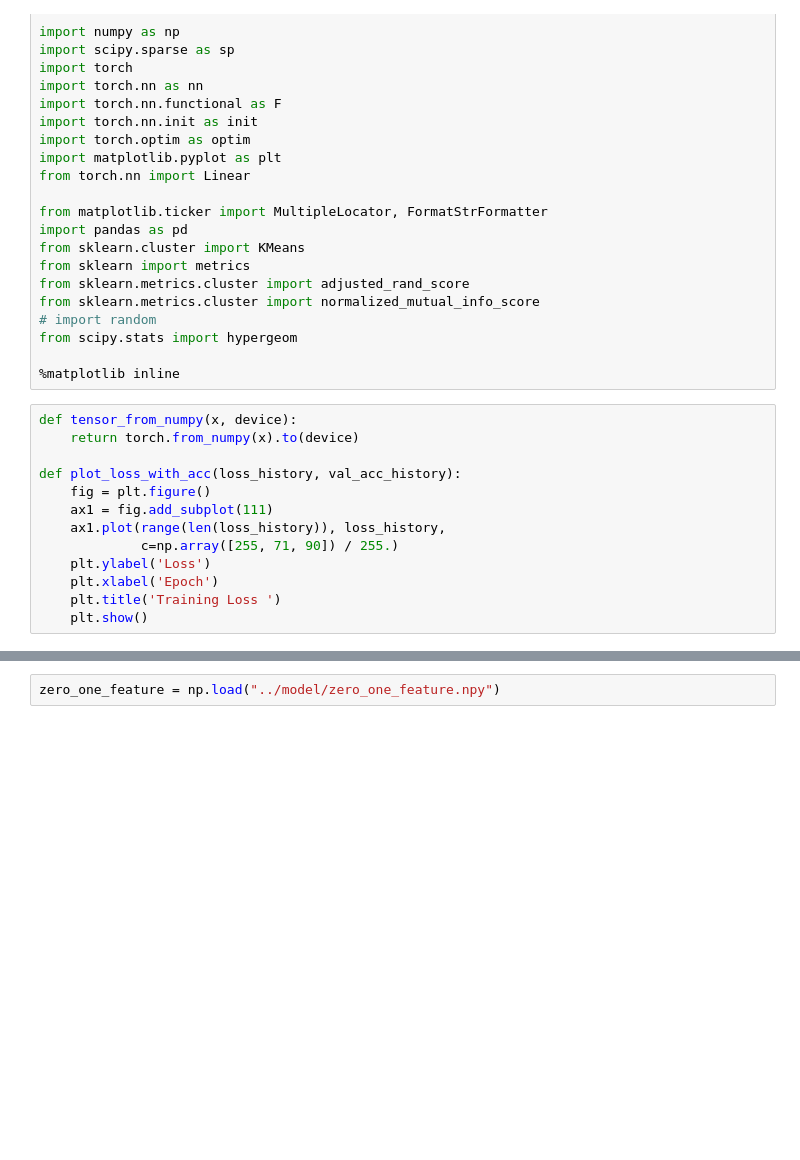
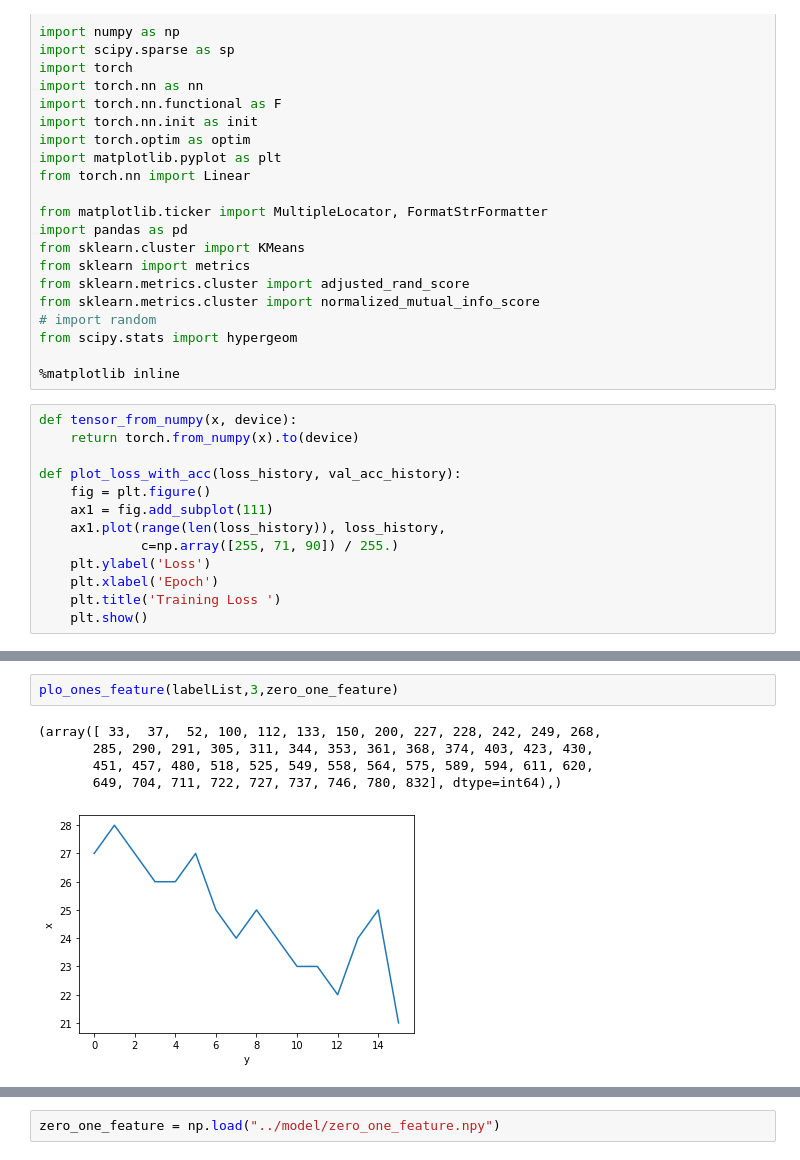
Before and after one commit to chesterzhang/EE-6680, a Jupyter notebook: script/zero_one_encoder.ipynb, the cells around one changed output, grey strips where cells are left out. Cells and saved outputs as stored; diff of their text form; blank space fills up the shorter version.

```diff
--- a/script/zero_one_encoder.ipynb
+++ b/script/zero_one_encoder.ipynb
@@ -285,0 +211,8 @@ print( zero_one_feature[62: 63] )
+# %%
+plo_ones_feature(labelList,3,zero_one_feature)
+# %% [output]
+(array([ 33,  37,  52, 100, 112, 133, 150, 200, 227, 228, 242, 249, 268,
+       285, 290, 291, 305, 311, 344, 353, 361, 368, 374, 403, 423, 430,
+       451, 457, 480, 518, 525, 549, 558, 564, 575, 589, 594, 611, 620,
+       649, 704, 711, 722, 727, 737, 746, 780, 832], dtype=int64),)
+[figure, added]
```
Also changed, not shown: parts of 22 cells of this notebook.
